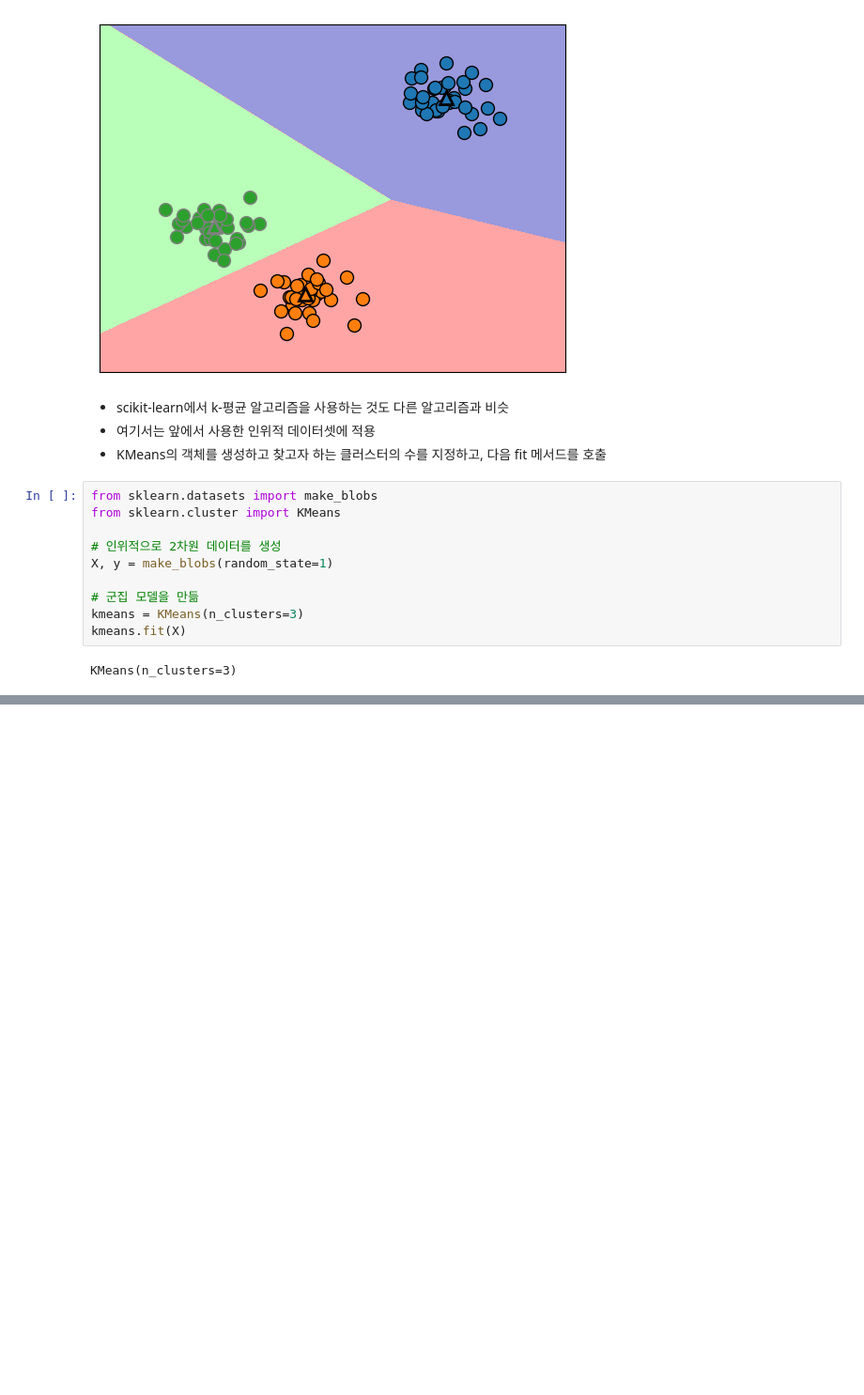
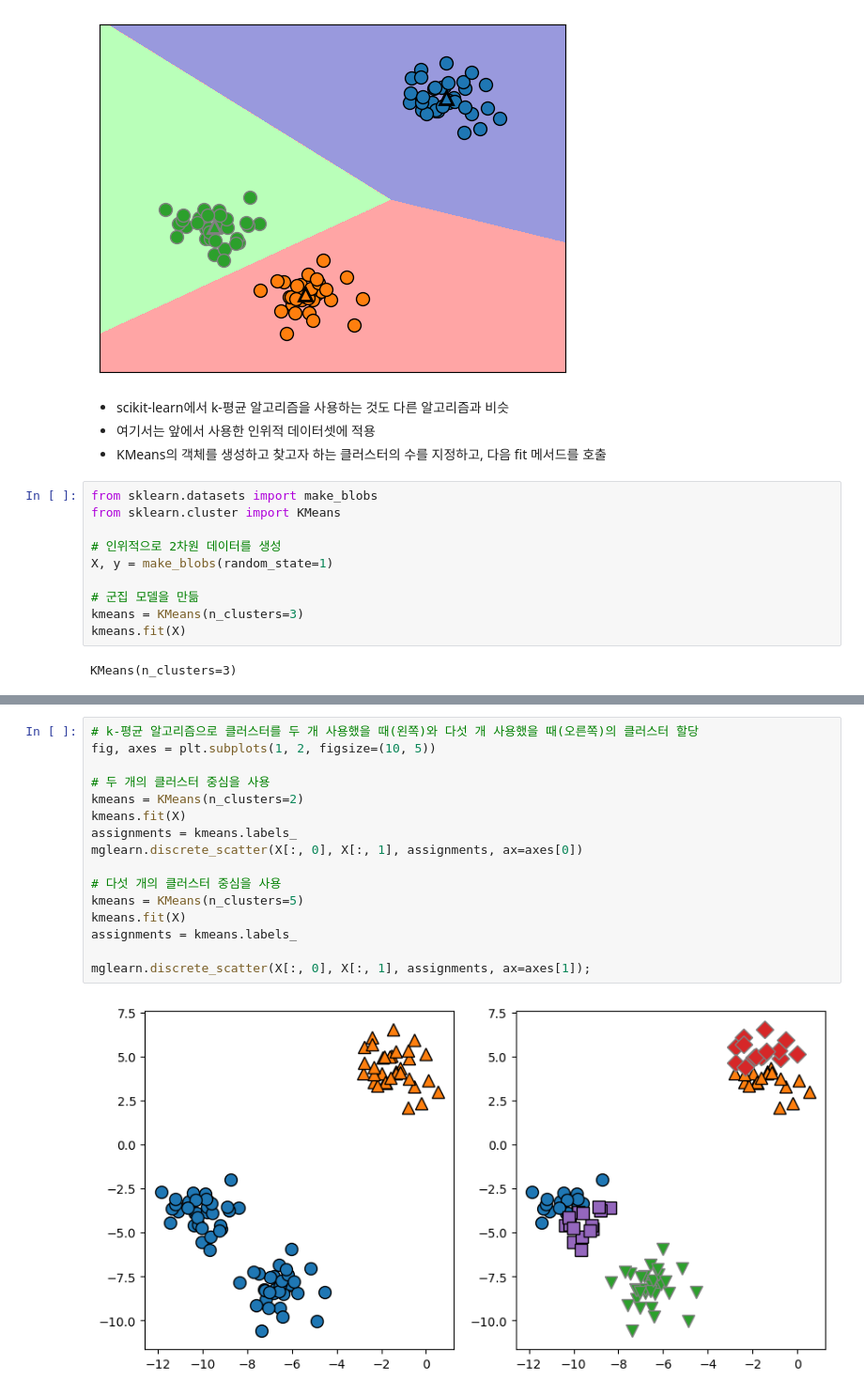
Before and after one commit to haribo09876/MachineLearning, a Jupyter notebook: 03. UnsupervisedLearningAndDataPreprocessing/05. Clustering.ipynb, the cells around one changed output, grey strips where cells are left out. Shown at 94% size. Drawn from its saved outputs; the diff is of its cells as text; blank space fills up the shorter version.

```diff
--- a/03. UnsupervisedLearningAndDataPreprocessing/05. Clustering.ipynb
+++ b/03. UnsupervisedLearningAndDataPreprocessing/05. Clustering.ipynb
@@ -83,0 +77,18 @@ mglearn.discrete_scatter(kmeans.cluster_centers_[:, 0], kmeans.cluster_centers_[
+# %%
+# k-평균 알고리즘으로 클러스터를 두 개 사용했을 때(왼쪽)와 다섯 개 사용했을 때(오른쪽)의 클러스터 할당
+fig, axes = plt.subplots(1, 2, figsize=(10, 5))
+
+# 두 개의 클러스터 중심을 사용
+kmeans = KMeans(n_clusters=2)
+kmeans.fit(X)
+assignments = kmeans.labels_
+mglearn.discrete_scatter(X[:, 0], X[:, 1], assignments, ax=axes[0])
+
+# 다섯 개의 클러스터 중심을 사용
+kmeans = KMeans(n_clusters=5)
+kmeans.fit(X)
+assignments = kmeans.labels_
+
+mglearn.discrete_scatter(X[:, 0], X[:, 1], assignments, ax=axes[1]);
+# %% [output]
+[figure, added]
```
Also changed, not shown: parts of 45 cells of this notebook.
